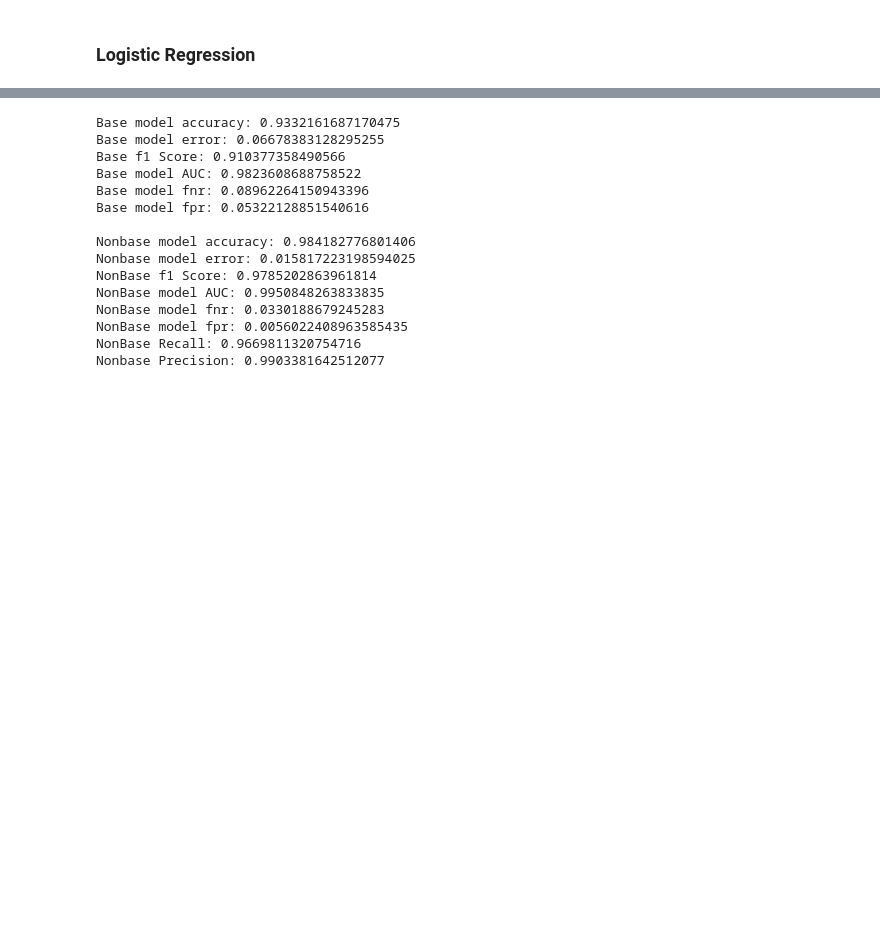
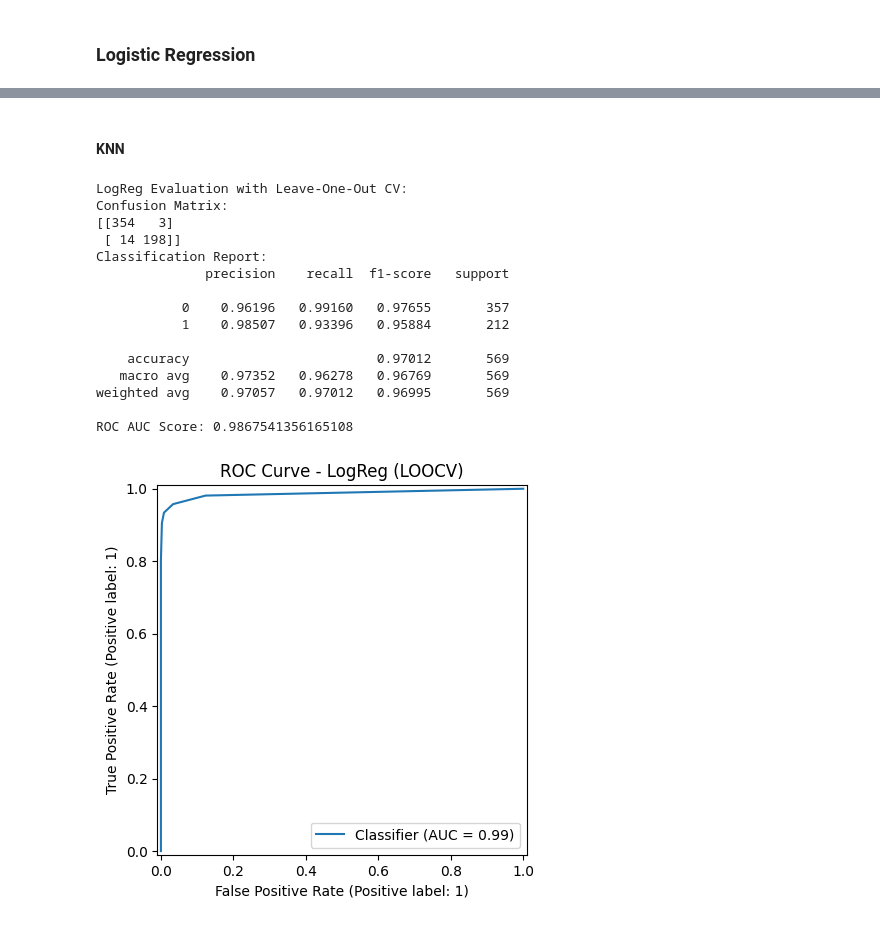
Before and after one commit to ags1709/cancer-classification, a Jupyter notebook: project.ipynb, the cells around one changed output, grey strips where cells are left out. Drawn from its saved outputs; the diff is of its cells as text; code cells hidden in the pictures; blank space fills up the shorter version.

```diff
--- a/project.ipynb
+++ b/project.ipynb
@@ -206,7 +198,8 @@ class BaseSoftKNN:
     def predict(self, X, threshold=0.5):
         probas = self.predict_proba(X)
         predictions = (probas > threshold).astype(int)
-        return predictions
+        # return predictions
+        return predictions[:, 1]
 # %% [markdown]
 #### Evaluating Models
 # %%
@@ -368,28 +438,32 @@ fpr, tpr, auc, thresholds = get_kfold_roc(K, LogisticRegression(), X, y)
+# %% [markdown]
+#### KNN
 # %%
-import warnings
-warnings.filterwarnings("ignore")
+# K = 10
+# Compare base KNN to task KNN through K-fold cross validation
+# base_accuracy, base_error, base_f1_score, base_auc, base_fpr, base_tpr, base_fnr, base_tnr, base_precision = kfold_evaluation(K, BaseSoftKNN(X, y, 5), X, y)
+# nonbase_accuracy, nonbase_error, nonbase_f1_score, nonbase_auc, nonbase_fpr, nonbase_tpr, nonbase_fnr, nonbase_tnr, nonbase_precision = kfold_evaluation(K, KNeighborsClassifier(n_neighbors=5), X, y)
 
-# Compare base Logistic Regression to task Logistic Regression through K-fold cross validation
-K = X.shape[0]
-# K = 10
-base_accuracy, base_error, base_f1_score, base_auc, base_fpr, base_tpr, base_fnr, base_tnr, base_precision = kfold_evaluation(K, BaseLogisticRegression(num_iterations=1000), X, y, threshold=0.5)
-print(f"Base model accuracy: {base_accuracy}\nBase model error: {base_error}\nBase f1 Score: {base_f1_score}\nBase model AUC: {base_auc}\nBase model fnr: {base_fnr}\nBase model fpr: {base_fpr}\n")
-# nonbase_accuracy, nonbase_error, nonbase_f1_score, nonbase_auc, nonbase_fpr, nonbase_tpr, nonbase_fnr, nonbase_tnr = kfold_evaluation(K, LogisticRegression(max_iter=1000), X, y, threshold=0.49864656)
-nonbase_accuracy, nonbase_error, nonbase_f1_score, nonbase_auc, nonbase_fpr, nonbase_tpr, nonbase_fnr, nonbase_tnr, nonbase_precision = kfold_evaluation(K, LogisticRegression(C=0.55, max_iter=1000), X, y, threshold=0.49864656)
-print(f"Nonbase model accuracy: {nonbase_accuracy}\nNonbase model error: {nonbase_error}\nNonBase f1 Score: {nonbase_f1_score}\nNonBase model AUC: {nonbase_auc}\nNonBase model fnr: {nonbase_fnr}\nNonBase model fpr: {nonbase_fpr}\nNonBase Recall: {nonbase_tpr}\nNonbase Precision: {nonbase_precision}")
+# print(f"Base model accuracy: {base_accuracy}\nBase model error: {base_error}\nBase f1 Score: {base_f1_score}\nBase model AUC: {base_auc}\nBase model fnr: {base_fnr}\nBase model fpr: {base_fpr}\n")
+# print(f"Nonbase model accuracy: {nonbase_accuracy}\nNonbase model error: {nonbase_error}\nNonBase f1 Score: {nonbase_f1_score}\nNonBase model AUC: {nonbase_auc}\nNonBase model fnr: {nonbase_fnr}\nNonBase model fpr: {nonbase_fpr}\n")
+
+baseKNN = BaseSoftKNN(X, y, 5)
+evaluateModelLOOCV(baseKNN, X, y)
+# KNN = KNeighborsClassifier(n_neighbors=5)
+# evaluateModelLOOCV(KNN, X, y)
 # %% [output]
-Base model accuracy: 0.9332161687170475
-Base model error: 0.06678383128295255
-Base f1 Score: 0.910377358490566
-Base model AUC: 0.9823608688758522
-Base model fnr: 0.08962264150943396
-Base model fpr: 0.05322128851540616
+LogReg Evaluation with Leave-One-Out CV:
+Confusion Matrix:
+[[354   3]
+ [ 14 198]]
+Classification Report:
+              precision    recall  f1-score   support
 
-Nonbase model accuracy: 0.984182776801406
-Nonbase model error: 0.015817223198594025
-NonBase f1 Score: 0.9785202863961814
-NonBase model AUC: 0.9950848263833835
-NonBase model fnr: 0.0330188679245283
-NonBase model fpr: 0.0056022408963585435
-NonBase Recall: 0.9669811320754716
-Nonbase Precision: 0.9903381642512077
+           0    0.96196   0.99160   0.97655       357
+           1    0.98507   0.93396   0.95884       212
+
+    accuracy                        0.97012       569
+   macro avg    0.97352   0.96278   0.96769       569
+weighted avg    0.97057   0.97012   0.96995       569
+
+ROC AUC Score: 0.9867541356165108
+[figure, added]
```
Also changed, not shown: parts of 12 cells of this notebook.
